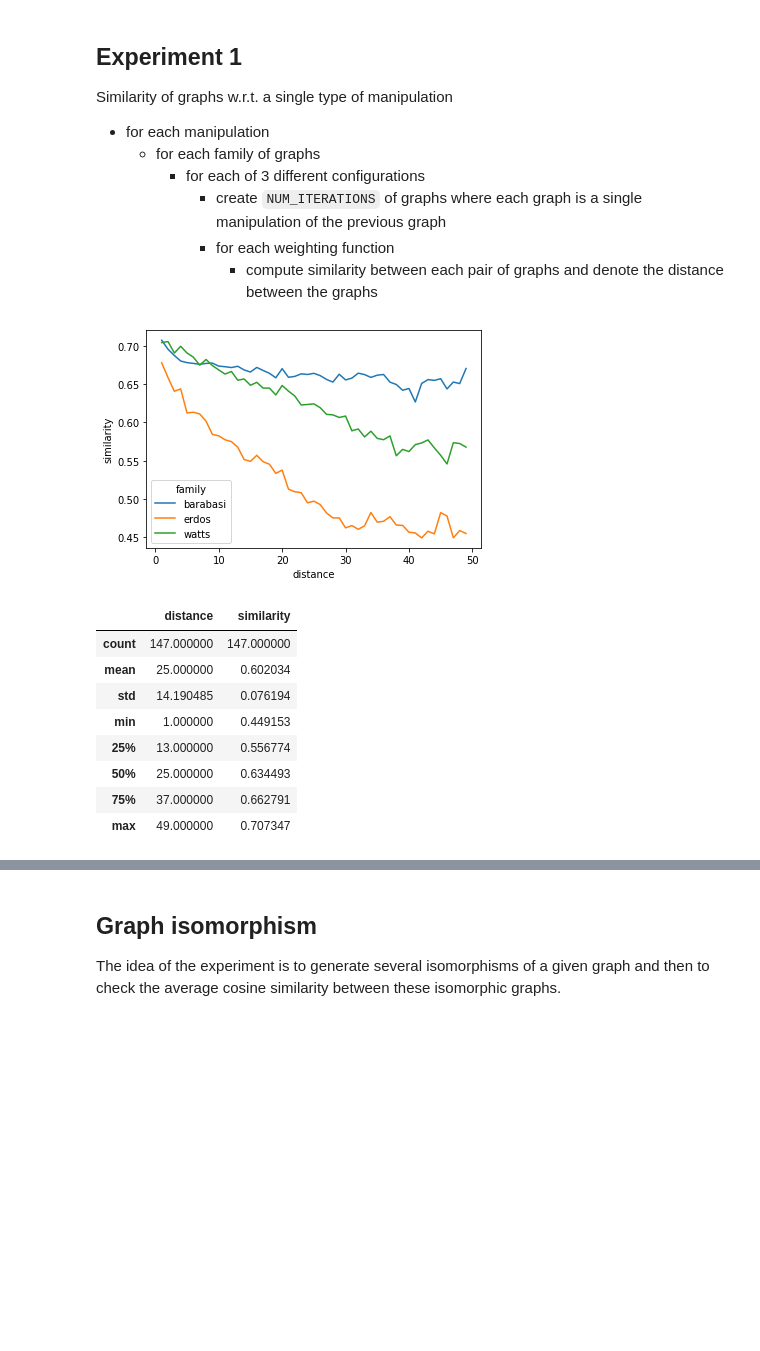
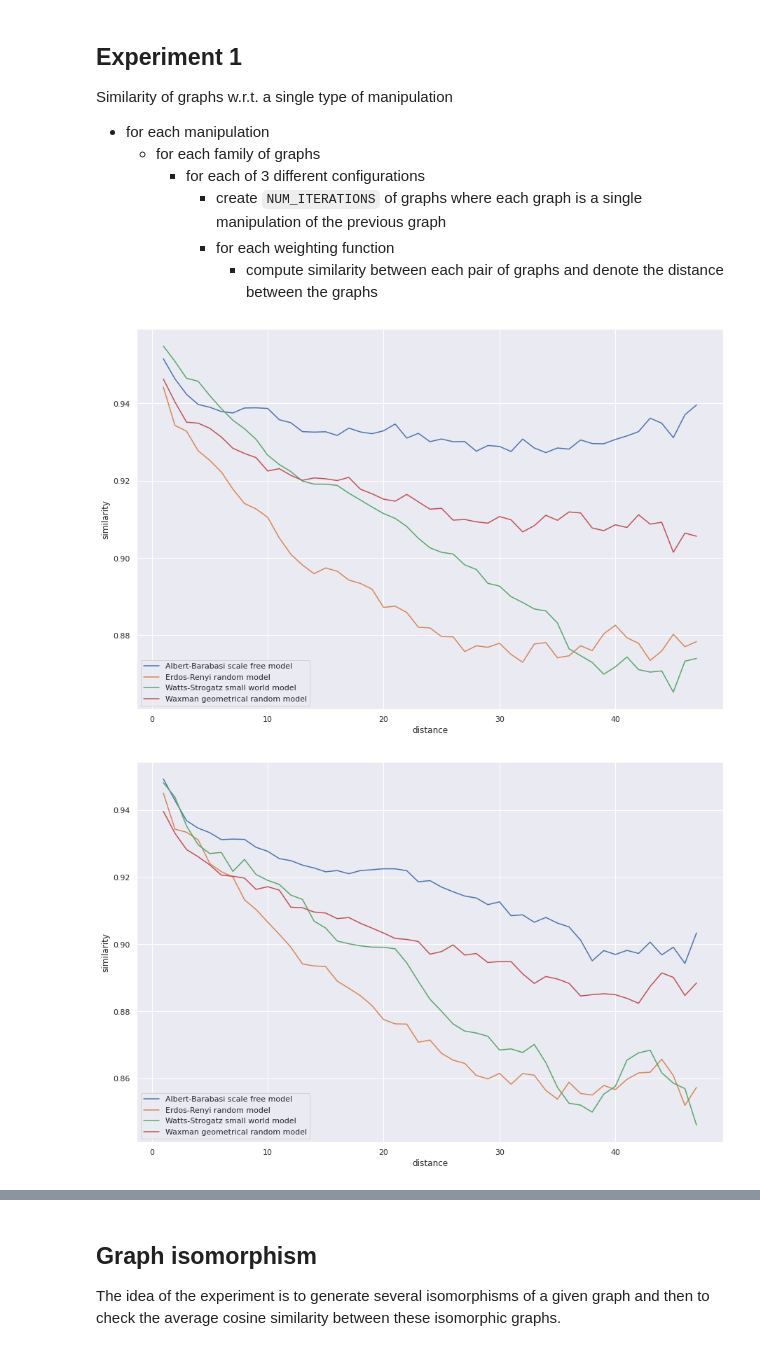
Before and after one commit to megaduks/hbam, a Jupyter notebook: hbam_experiments.ipynb, the cells around one changed output, grey strips where cells are left out. Drawn from its saved outputs; the diff is of its cells as text; code cells hidden in the pictures; blank space fills up the shorter version.

Commit message:
Finished first experiment with individual modifications

```diff
--- a/hbam_experiments.ipynb
+++ b/hbam_experiments.ipynb
@@ -71,23 +71,36 @@ for ((ig, tg, g, ag), (ih, th, h, ah)) in tqdm(combinations(GRAPHS, r=2)):
         for weight in WEIGHTS:
             w = hbam.get_weights(hbam.EMBEDDING_SIZE, weight)
             RESULTS.append((ih-ig, tg, ag, weight, hbam.cosine(eg, eh, w)))
-# %%
-df = pd.DataFrame(RESULTS, columns=['distance', 'family', 'modification', 'weight', 'similarity'])
-df_g = df.groupby(by=['distance', 'family']).mean().reset_index()
-# %%
-sns.lineplot(x=df_g.distance, y=df_g.similarity, hue=df_g.family)
-plt.show()
-# %% [output]
-[figure, removed]
-# %%
-df_g.describe()
-# %% [output]
-|  | distance | similarity |
-| count | 147.000000 | 147.000000 |
-| mean | 25.000000 | 0.602034 |
-| std | 14.190485 | 0.076194 |
-| min | 1.000000 | 0.449153 |
-| 25% | 13.000000 | 0.556774 |
-| 50% | 25.000000 | 0.634493 |
-| 75% | 37.000000 | 0.662791 |
-| max | 49.000000 | 0.707347 |
+# %%
+df = pd.DataFrame(RESULTS, columns=['distance', 'family', 'modification', 'weight', 'similarity'])
+
+TITLE = {
+    'erdos': 'Erdos-Renyi random model',
+    'watts': 'Watts-Strogatz small world model',
+    'barabasi': 'Albert-Barabasi scale free model',
+    'waxman': 'Waxman geometrical random model',
+    'linear': 'linear weight',
+    'exponential': 'exponential weight',
+    'add_node': 'adding a random node',
+    'del_node': 'removing a random node',
+    'add_edge': 'adding a random edge',
+    'del_edge': 'removing a random edge',
+    'change_edge': 're-wiring a random edge'
+}
+# %%
+for weight in ['linear', 'exponential']:
+    for action in ['add_node', 'del_node', 'add_edge', 'del_edge', 'change_edge']:
+
+        idx = (df.modification == action) & (df.weight == 'exponential') & (df.distance < 48)
+        df_g = df[idx].groupby(by=['distance', 'family']).mean().reset_index()
+
+        filename = f"fig-{action}-{weight}-n{NUM_NODES}.png"
+
+        sns.set(rc={'figure.figsize':(15,10)})
+        plot = sns.lineplot(x=df_g.distance, y=df_g.similarity, hue=df_g.family, legend=False)
+        plt.legend(loc='lower left', labels=[TITLE['barabasi'], TITLE['erdos'], TITLE['watts'], TITLE['waxman']])
+        plt.show(plot)
+        plot.figure.savefig(filename)
+# %% [output]
+[figure, added]
+[figure, added]
```
Also changed, not shown: parts of 2 cells of this notebook, 10 other files.
